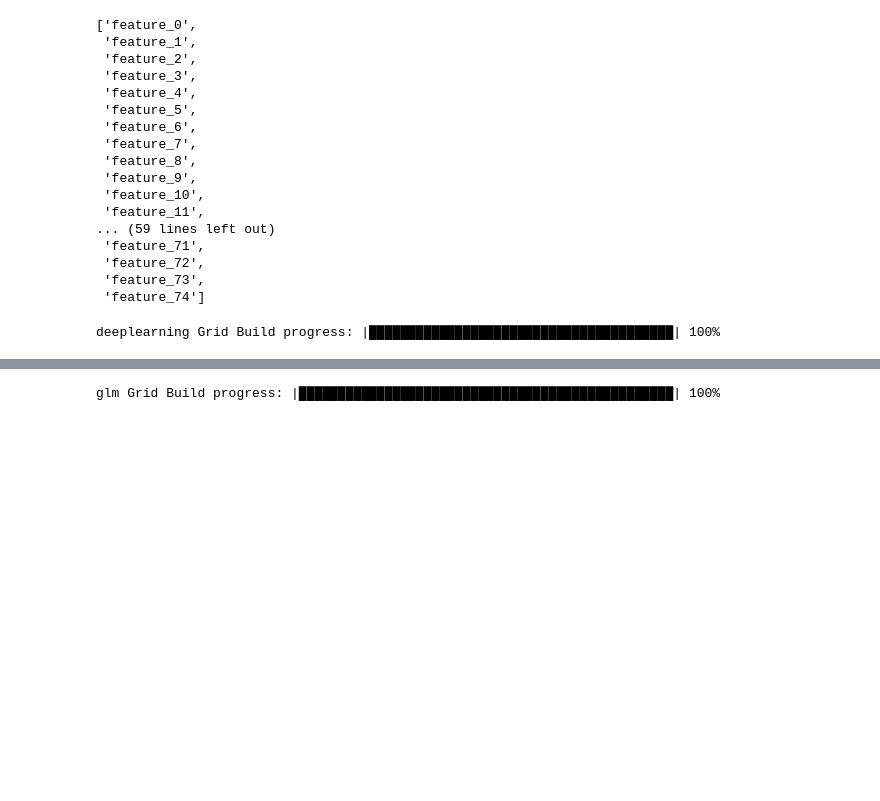
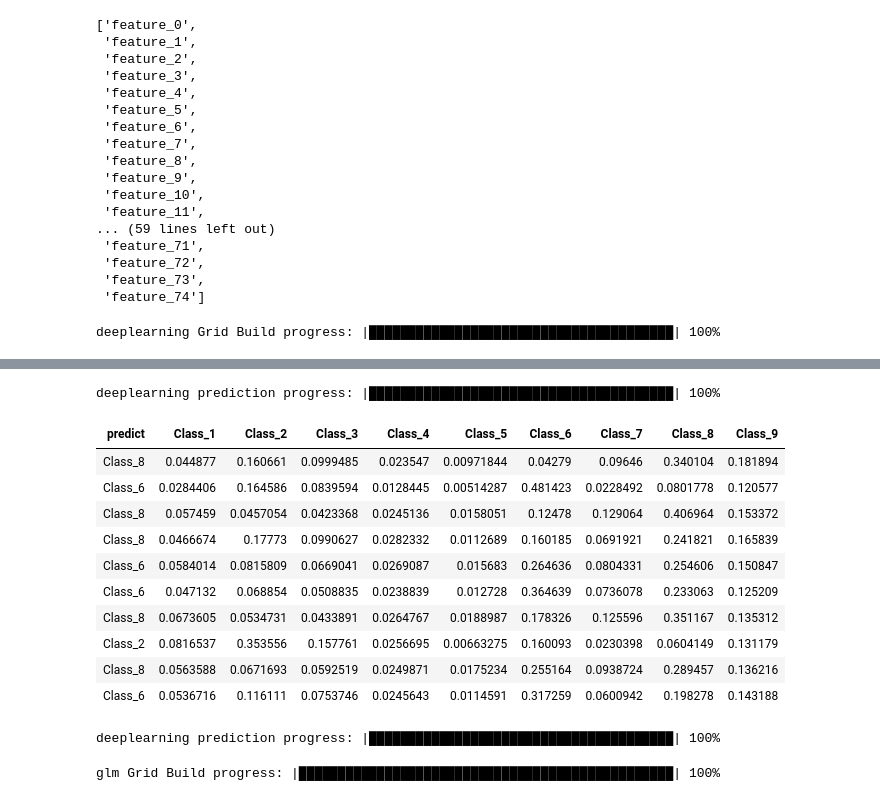
Before and after one commit to zoidgerd/kaggle, a Jupyter notebook: tbs-jun/modelgen-h2o.ipynb, the cells around one changed output, grey strips where cells are left out. Saved outputs shown, nothing was run; the diff lists cells and outputs as text; code cells hidden in the pictures; blank space fills up the shorter version.

```diff
--- a/tbs-jun/modelgen-h2o.ipynb
+++ b/tbs-jun/modelgen-h2o.ipynb
@@ -126,3 +168,22 @@ grid.logloss()
+# %%
+grid[0].predict(test)
+# %% [output]
+deeplearning prediction progress: |███████████████████████████████████████| 100%
+| predict | Class_1 | Class_2 | Class_3 | Class_4 | Class_5 | Class_6 | Class_7 | Class_8 | Class_9 |
+| Class_8 | 0.044877 | 0.160661 | 0.0999485 | 0.023547 | 0.00971844 | 0.04279 | 0.09646 | 0.340104 | 0.181894 |
+| Class_6 | 0.0284406 | 0.164586 | 0.0839594 | 0.0128445 | 0.00514287 | 0.481423 | 0.0228492 | 0.0801778 | 0.120577 |
+| Class_8 | 0.057459 | 0.0457054 | 0.0423368 | 0.0245136 | 0.0158051 | 0.12478 | 0.129064 | 0.406964 | 0.153372 |
+| Class_8 | 0.0466674 | 0.17773 | 0.0990627 | 0.0282332 | 0.0112689 | 0.160185 | 0.0691921 | 0.241821 | 0.165839 |
+| Class_6 | 0.0584014 | 0.0815809 | 0.0669041 | 0.0269087 | 0.015683 | 0.264636 | 0.0804331 | 0.254606 | 0.150847 |
+| Class_6 | 0.047132 | 0.068854 | 0.0508835 | 0.0238839 | 0.012728 | 0.364639 | 0.0736078 | 0.233063 | 0.125209 |
+| Class_8 | 0.0673605 | 0.0534731 | 0.0433891 | 0.0264767 | 0.0188987 | 0.178326 | 0.125596 | 0.351167 | 0.135312 |
+| Class_2 | 0.0816537 | 0.353556 | 0.157761 | 0.0256695 | 0.00663275 | 0.160093 | 0.0230398 | 0.0604149 | 0.131179 |
+| Class_8 | 0.0563588 | 0.0671693 | 0.0592519 | 0.0249871 | 0.0175234 | 0.255164 | 0.0938724 | 0.289457 | 0.136216 |
+| Class_6 | 0.0536716 | 0.116111 | 0.0753746 | 0.0245643 | 0.0114591 | 0.317259 | 0.0600942 | 0.198278 | 0.143188 |
+# %%
+output = grid[1].predict(prediction_frame)
+# %% [output]
+deeplearning prediction progress: |███████████████████████████████████████| 100%
 # %%
 #
 # APPROACH 2: grid search generalized linear model
```
Also changed, not shown: parts of 9 cells of this notebook, 1 other file.
